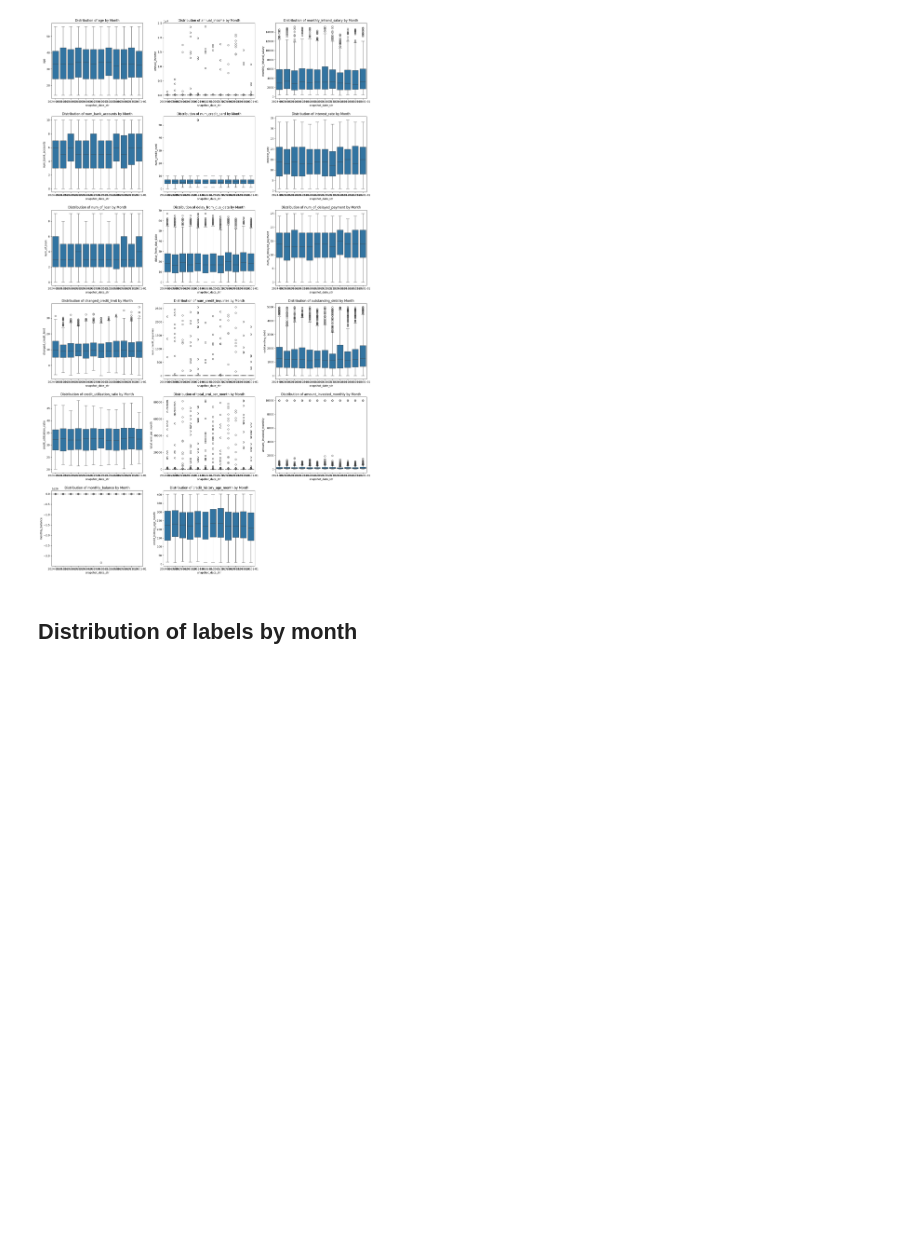
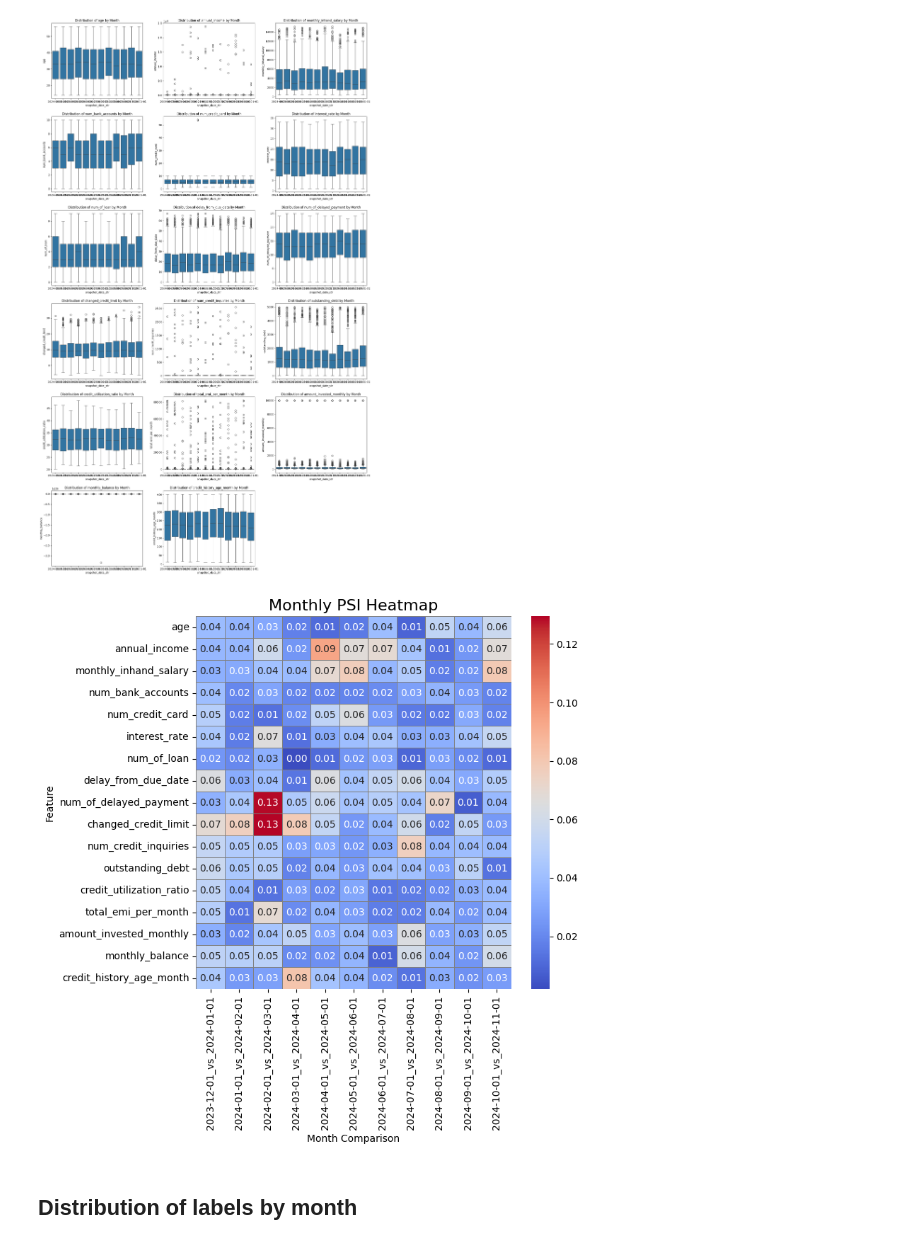
Before and after one commit to Jenpoer/creditkarma, a Jupyter notebook: model_monitoring.ipynb, the cells around one changed output. Saved outputs shown, nothing was run; the diff lists cells and outputs as text; code cells hidden in the pictures; blank space fills up the shorter version.

```diff
--- a/model_monitoring.ipynb
+++ b/model_monitoring.ipynb
@@ -145,3 +184,34 @@ plt.show()
+# %%
+selected_columns = [
+ 'age',
+ 'annual_income',
+ 'monthly_inhand_salary',
+ 'num_bank_accounts',
+ 'num_credit_card',
+ 'interest_rate',
+ 'num_of_loan',
+ 'delay_from_due_date',
+ 'num_of_delayed_payment',
+ 'changed_credit_limit',
+ 'num_credit_inquiries',
+ 'outstanding_debt',
+ 'credit_utilization_ratio',
+ 'total_emi_per_month',
+ 'amount_invested_monthly',
+ 'monthly_balance',
+ 'credit_history_age_month'
+]
+
+psi_df = calculate_monthly_psi(joined_df, selected_columns, 'snapshot_date_y')
+plt.figure(figsize=(8, 8))
+sns.heatmap(psi_df, annot=True, fmt=".2f", cmap='coolwarm', linewidths=0.5, linecolor='gray')
+plt.title("Monthly PSI Heatmap", fontsize=16)
+plt.xlabel("Month Comparison")
+plt.ylabel("Feature")
+plt.tight_layout()
+plt.show()
+# %% [output]
+[figure, added]
 # %% [markdown]
 ## Distribution of labels by month
 # %%
```
Also changed, not shown: parts of 3 cells of this notebook, 1 other file.
